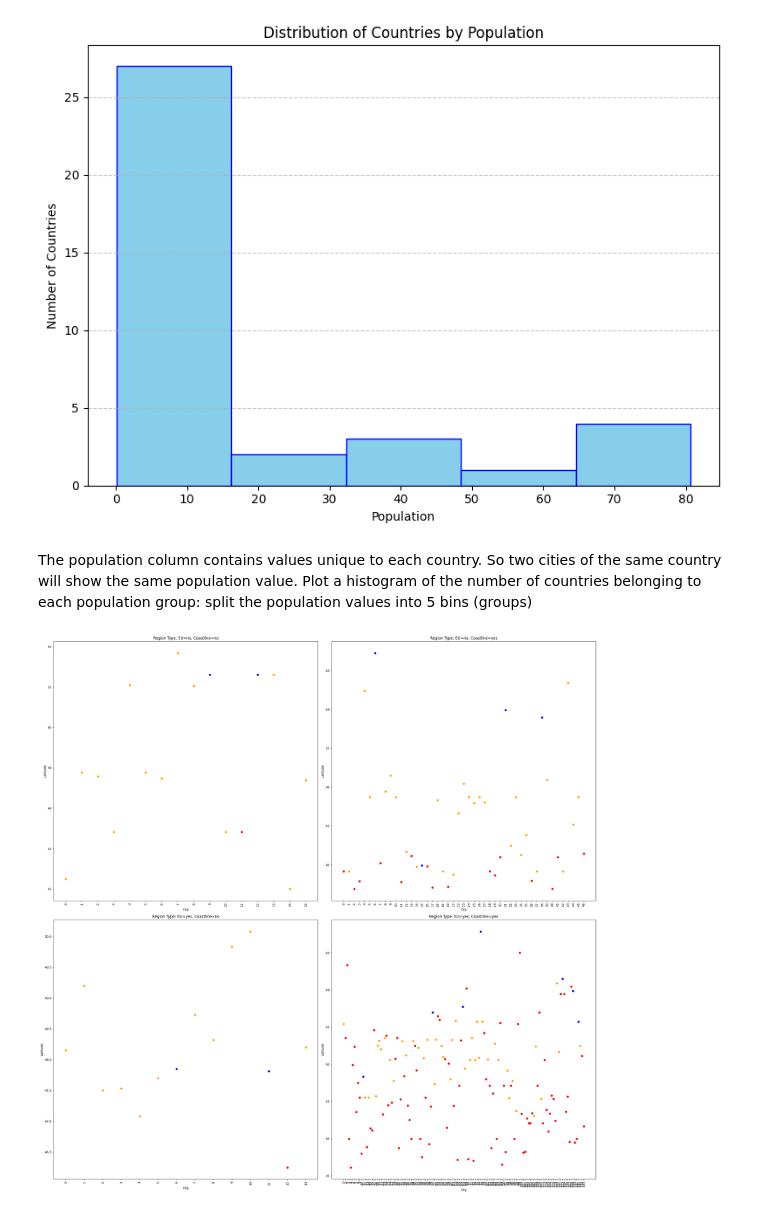
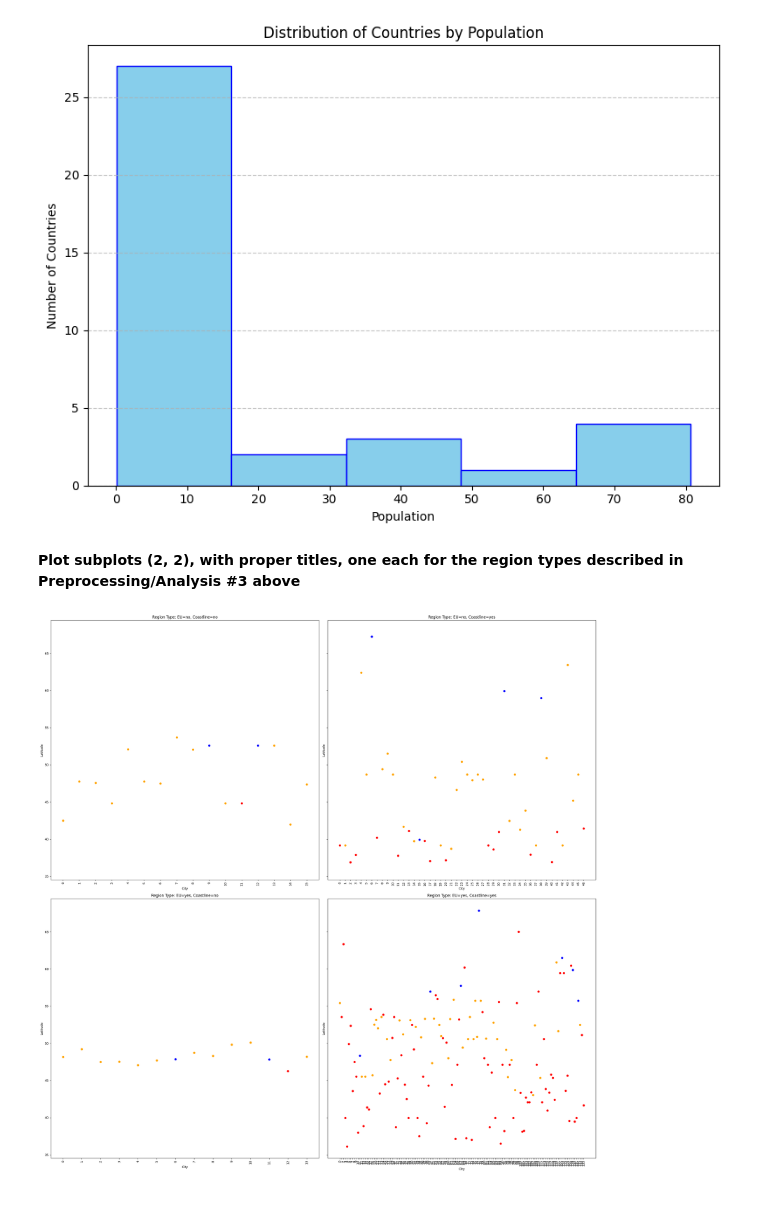
Before and after one commit to Benyaminwasnthere/-Assignment3, a Jupyter notebook: eucities_temps.ipynb, the cells around one changed output. Drawn from its saved outputs; the diff is of its cells as text; code cells hidden in the pictures.

```diff
--- a/eucities_temps.ipynb
+++ b/eucities_temps.ipynb
@@ -73,5 +59,5 @@ and Max countries outputs only countries with max cities
 # %%
 average_temperatures = df.groupby(['EU', 'coastline'])['temperature'].transform('mean')
-df['temperature'].fillna(average_temperatures, inplace=True)
-print(df)
+df['temperature'] = df['temperature'].fillna(average_temperatures)
+df
 # %% [output]
@@ -145,8 +125,8 @@ plt.tight_layout()
 plt.show()
 # %% [output]
 [figure]
-# %% [markdown]
- The population column contains values unique to each country. So two cities of the same country will show the same population value. Plot a histogram of the number of countries belonging to each population group: split the population values into 5 bins (groups)
+# %% [markdown]
+**Plot subplots (2, 2), with proper titles, one each for the region types described in Preprocessing/Analysis #3 above**
 # %%
 # Define color mapping based on temperature values
 def get_color(temp):
@@ -154,32 +134,32 @@ def get_color(temp):
         return 'red'
     elif temp < 6:
         return 'blue'
     else:
         return 'orange'
 
 # Group data by region types (EU and coastline)
 region_types = df.groupby(['EU', 'coastline'])
 
 # Plot subplots
-fig, axes = plt.subplots(2, 2, figsize=(25, 25))
+fig, axes = plt.subplots(2, 2, figsize=(25, 25), sharey=True)
 
 for i, ((EU, coastline), data) in enumerate(region_types):
     ax = axes[i // 2, i % 2]
     ax.set_title(f'Region Type: EU={EU}, Coastline={coastline}')
 
     # Scatter plot of Latitude vs. City with color based on temperature values
     city_counts = data['city'].nunique()
     for j, (city, city_data) in enumerate(data.groupby('city')):
         ax.scatter(j, city_data['latitude'], color=get_color(city_data['temperature'].iloc[0]))
 
     # Set xticks to represent each city as a number between 0 and n-1
     ax.set_xticks(range(city_counts))
     ax.set_xticklabels(range(city_counts), rotation=90)
 
     ax.set_xlabel('City')
     ax.set_ylabel('Latitude')
 
 plt.tight_layout()
 plt.show()
 # %% [output]
-[figure, old version]
+[figure, new version]
```
Also changed, not shown: parts of 23 cells of this notebook.
